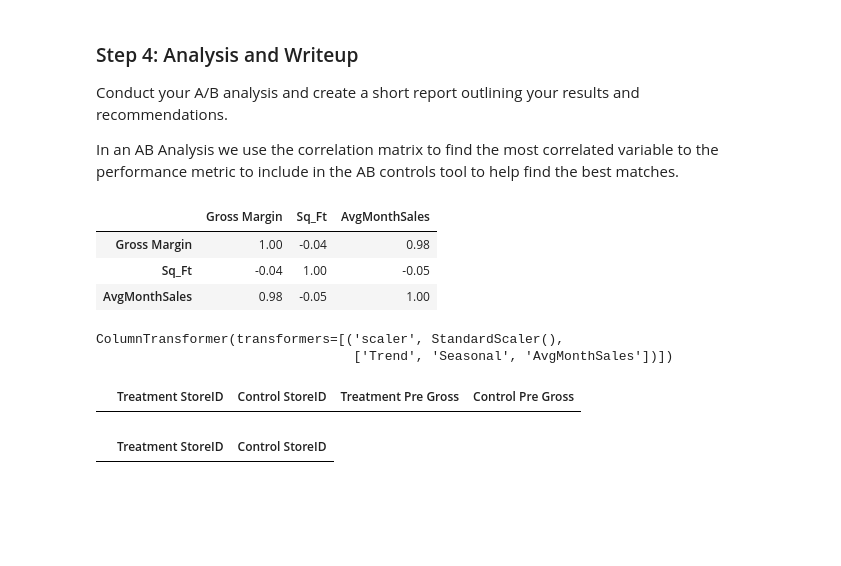
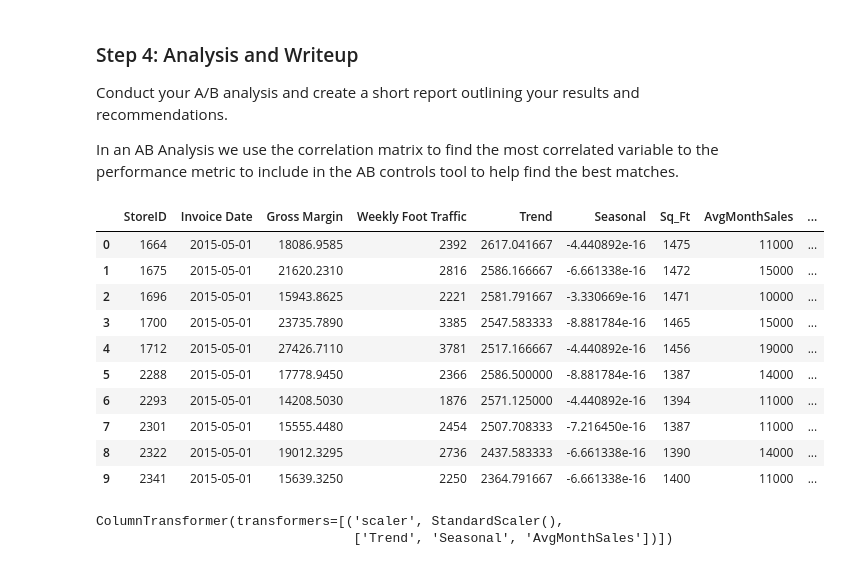
Before and after one commit to epythonlab/Predictive-analytics-for-business, a Jupyter notebook: A New Menu Launch/Menu Launch.ipynb, the cells around one changed output. Cells and saved outputs as stored; diff of their text form; code cells hidden in the pictures; blank space fills up the shorter version.

```diff
--- a/A New Menu Launch/Menu Launch.ipynb
+++ b/A New Menu Launch/Menu Launch.ipynb
@@ -393,13 +389,3 @@ In this step, you should create the trend and seasonality variables, and use the
 Conduct your A/B analysis and create a short report outlining your results and recommendations.
 
 In an AB Analysis we use the correlation matrix to find the most correlated variable to the performance metric to include in the AB controls tool to help find the best matches.
-# %%
-# Pearson Correlation Matrix of  Gross Margin and Stores variables
-
-pre_data_per_store[['Gross Margin', 'Sq_Ft', 'AvgMonthSales']].corr().round(2)
-#plt.title("Pearson Correlation Analysis")
-# %% [output]
-|  | Gross Margin | Sq_Ft | AvgMonthSales |
-| Gross Margin | 1.00 | -0.04 | 0.98 |
-| Sq_Ft | -0.04 | 1.00 | -0.05 |
-| AvgMonthSales | 0.98 | -0.05 | 1.00 |
@@ -418,0 +392,21 @@ pre_treatment_west = pre_treatment_stores.query('Region == "West"').reset_index(
+# %%
+# Find matching Treatment and Control Stores Data
+def pre_match_stores(df, group_name):
+    return df[df['Group'] == group_name].reset_index(drop=True)
+
+pre_control_stores = pre_match_stores(pre_test_data_per_store, 'Control')
+pre_treatment_stores = pre_match_stores(pre_test_data_per_store, 'Treatment')
+# %%
+pre_treatment_stores
+# %% [output]
+|  | StoreID | Invoice Date | Gross Margin | Weekly Foot Traffic | Trend | Seasonal | Sq_Ft | AvgMonthSales | ... |
+| 0 | 1664 | 2015-05-01 | 18086.9585 | 2392 | 2617.041667 | -4.440892e-16 | 1475 | 11000 | ... |
+| 1 | 1675 | 2015-05-01 | 21620.2310 | 2816 | 2586.166667 | -6.661338e-16 | 1472 | 15000 | ... |
+| 2 | 1696 | 2015-05-01 | 15943.8625 | 2221 | 2581.791667 | -3.330669e-16 | 1471 | 10000 | ... |
+| 3 | 1700 | 2015-05-01 | 23735.7890 | 3385 | 2547.583333 | -8.881784e-16 | 1465 | 15000 | ... |
+| 4 | 1712 | 2015-05-01 | 27426.7110 | 3781 | 2517.166667 | -4.440892e-16 | 1456 | 19000 | ... |
+| 5 | 2288 | 2015-05-01 | 17778.9450 | 2366 | 2586.500000 | -8.881784e-16 | 1387 | 14000 | ... |
+| 6 | 2293 | 2015-05-01 | 14208.5030 | 1876 | 2571.125000 | -4.440892e-16 | 1394 | 11000 | ... |
+| 7 | 2301 | 2015-05-01 | 15555.4480 | 2454 | 2507.708333 | -7.216450e-16 | 1387 | 11000 | ... |
+| 8 | 2322 | 2015-05-01 | 19012.3295 | 2736 | 2437.583333 | -6.661338e-16 | 1390 | 14000 | ... |
+| 9 | 2341 | 2015-05-01 | 15639.3250 | 2250 | 2364.791667 | -6.661338e-16 | 1400 | 11000 | ... |
@@ -458,9 +461,0 @@ stores_matched_central = get_matched_pairs(pre_control_central, pre_treatment_ce
-# %%
-stores_matched_west
-# %% [output]
-|  | Treatment StoreID | Control StoreID | Treatment Pre Gross | Control Pre Gross |
-# %%
-# Matched Stores With Store ID's
-pd.concat([stores_matched_central, stores_matched_west])[['Treatment StoreID', 'Control StoreID']]
-# %% [output]
-|  | Treatment StoreID | Control StoreID |
```
Also changed, not shown: parts of 34 cells of this notebook, 4 other files.
